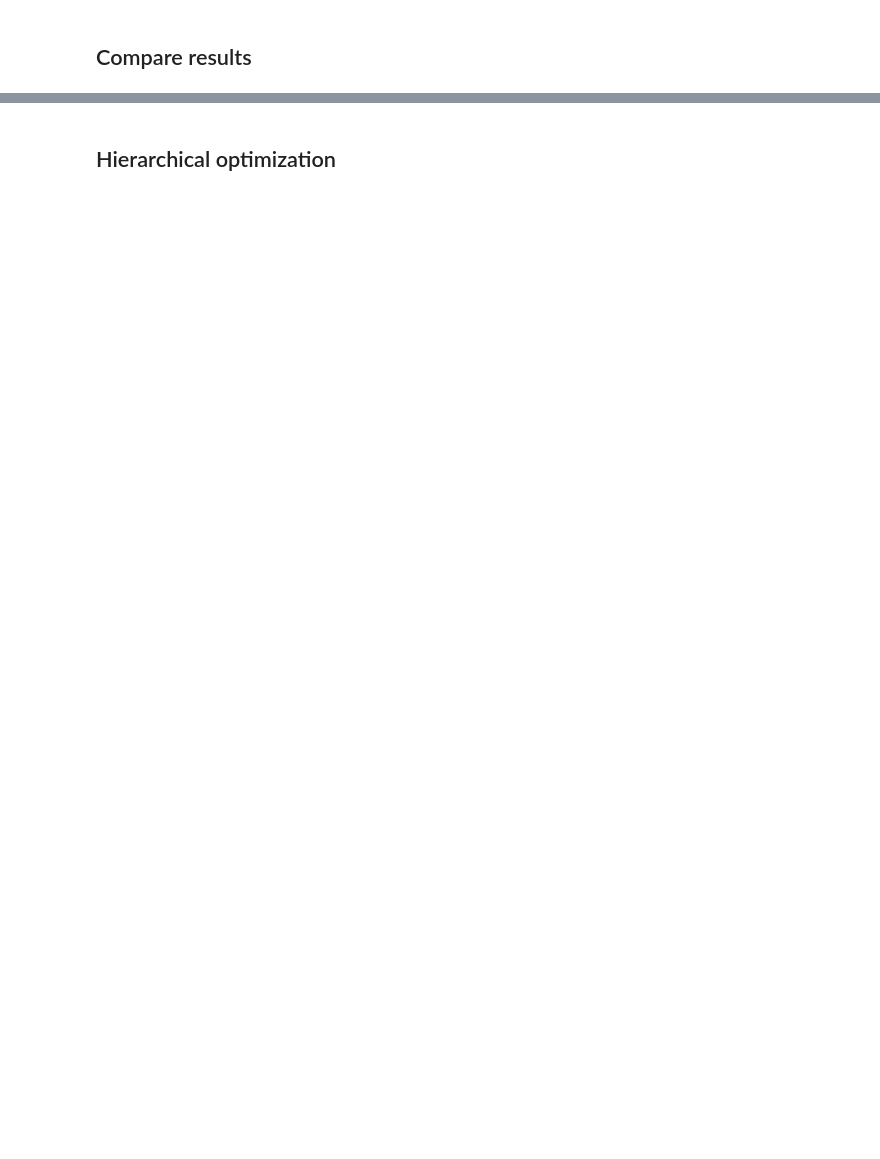
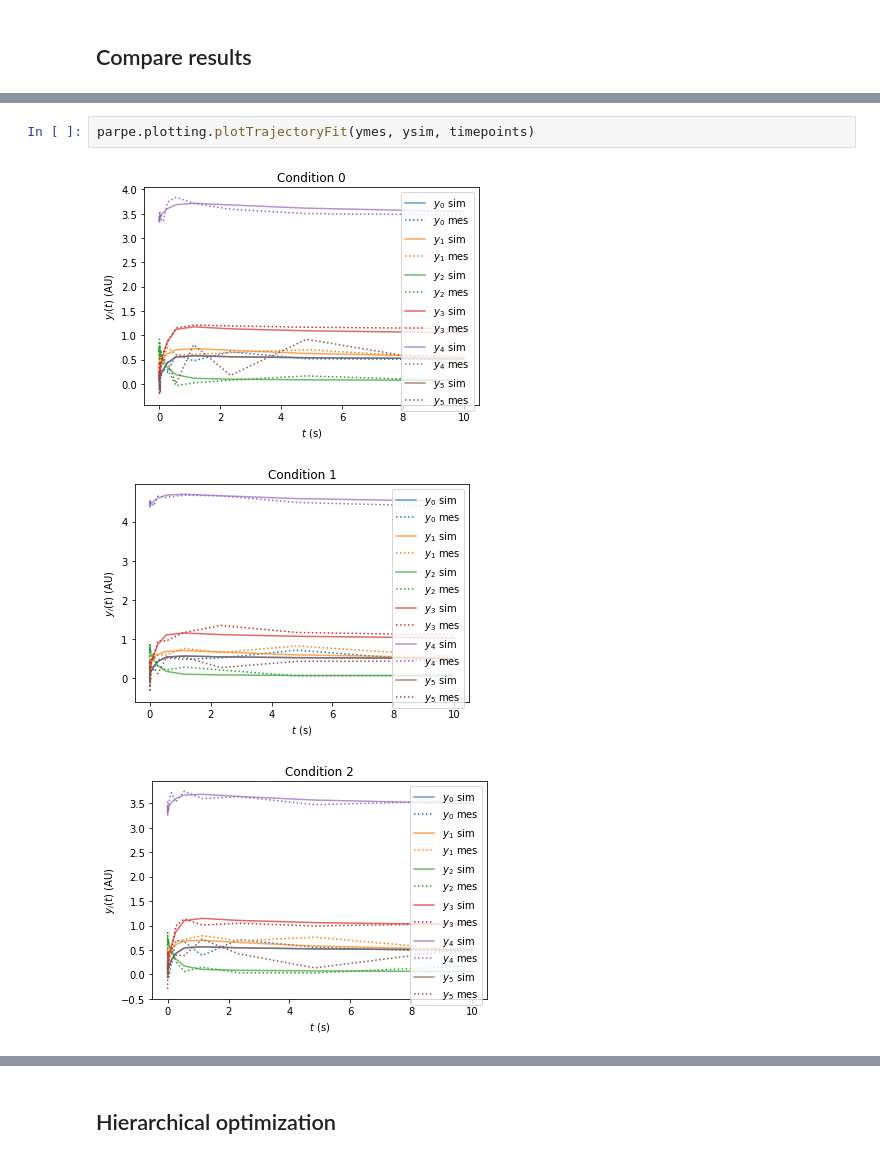
Before and after one commit to ICB-DCM/parPE, a Jupyter notebook: amici/examples/steadystate/parpeExampleSteadystate.ipynb, the cells around one changed output, grey strips where cells are left out. Drawn from its saved outputs; the diff is of its cells as text; blank space fills up the shorter version.

```diff
--- a/amici/examples/steadystate/parpeExampleSteadystate.ipynb
+++ b/amici/examples/steadystate/parpeExampleSteadystate.ipynb
@@ -578,0 +365,6 @@ plotTrajectoryFit(ymes, ysim, timepoints)
+# %%
+parpe.plotting.plotTrajectoryFit(ymes, ysim, timepoints)
+# %% [output]
+[figure, added]
+[figure, added]
+[figure, added]
```
Also changed, not shown: parts of 49 cells of this notebook, 4 other files.
